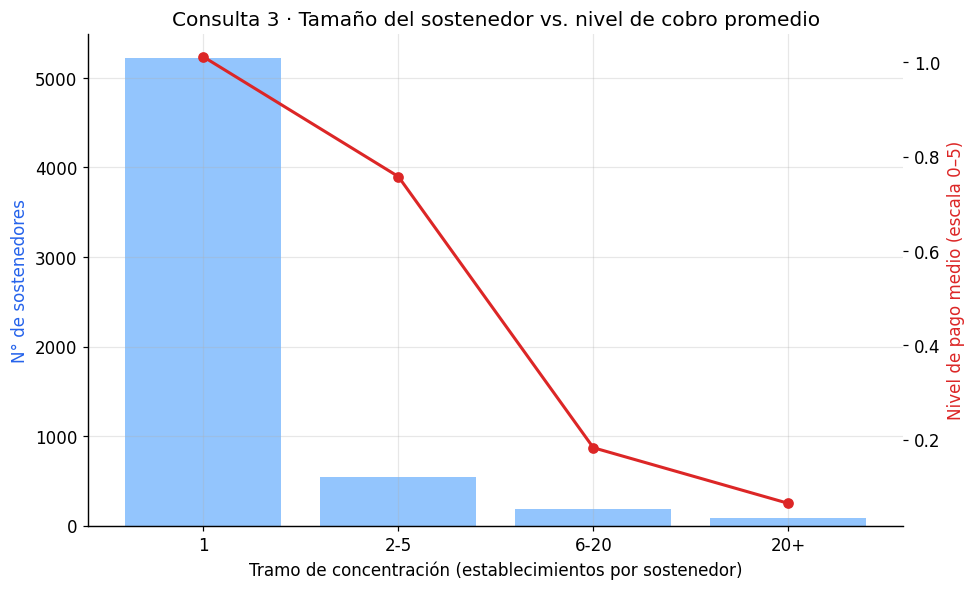
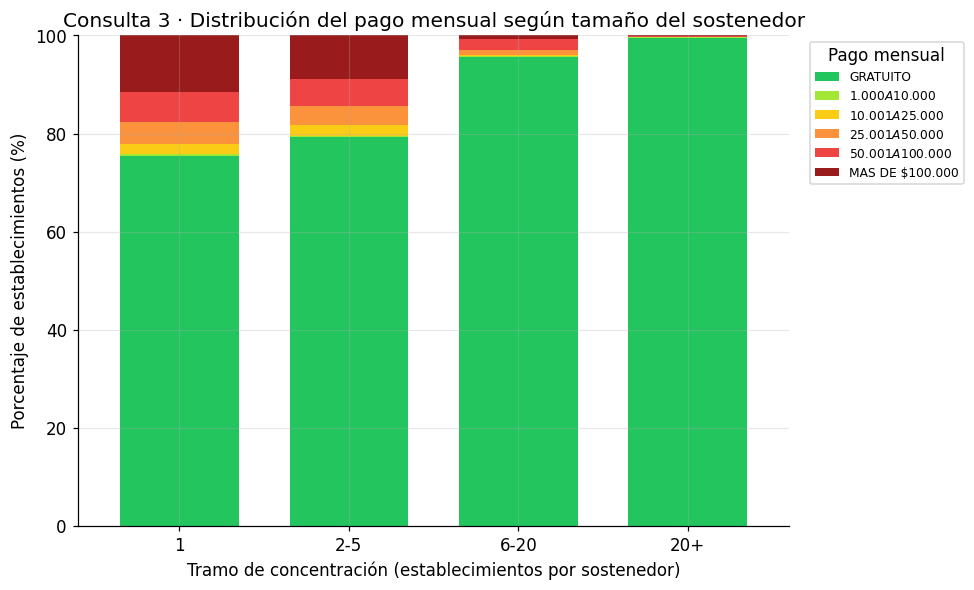
Unified diff of the notebook cell whose output changed from the first chart to the second:
--- before
+++ after
@@ -1,45 +1,53 @@
 Q3 = """
-WITH pago_ord AS (
-    SELECT e.rbd, es.s_rut,
-        CASE e.pago_mensual
-            WHEN 'GRATUITO'           THEN 0
-            WHEN '$1.000 A $10.000'   THEN 1
-            WHEN '$10.001 A $25.000'  THEN 2
-            WHEN '$25.001 A $50.000'  THEN 3
-            WHEN '$50.001 A $100.000' THEN 4
-            WHEN 'MAS DE $100.000'    THEN 5
-            ELSE NULL
-        END AS nivel_pago
+WITH sost AS (
+    SELECT es.s_rut, COUNT(*) AS n_estab
+    FROM establecimiento_sostenedor es
+    GROUP BY es.s_rut
+),
+base AS (
+    SELECT
+        CASE WHEN s.n_estab = 1 THEN '1'
+             WHEN s.n_estab BETWEEN 2 AND 5  THEN '2-5'
+             WHEN s.n_estab BETWEEN 6 AND 20 THEN '6-20'
+             ELSE '20+' END AS tramo_concentracion,
+        e.pago_mensual
     FROM establecimiento e
     JOIN establecimiento_sostenedor es ON es.e_rbd = e.rbd
-),
-sost AS (
-    SELECT s_rut, COUNT(*) AS n_estab, AVG(nivel_pago) AS pago_promedio
-    FROM pago_ord WHERE nivel_pago IS NOT NULL GROUP BY s_rut
+    JOIN sost s ON s.s_rut = es.s_rut
+    WHERE e.pago_mensual IS NOT NULL
+      AND e.pago_mensual <> 'SIN INFORMACION'
 )
-SELECT
-    CASE WHEN n_estab = 1 THEN '1'
-         WHEN n_estab BETWEEN 2 AND 5  THEN '2-5'
-         WHEN n_estab BETWEEN 6 AND 20 THEN '6-20'
-         ELSE '20+' END AS tramo_concentracion,
-    COUNT(*) AS n_sostenedores,
-    ROUND(AVG(pago_promedio), 3) AS pago_ordinal_medio
-FROM sost GROUP BY 1 ORDER BY MIN(n_estab);
+SELECT tramo_concentracion, pago_mensual, COUNT(*) AS n
+FROM base
+GROUP BY tramo_concentracion, pago_mensual;
 """
 df3 = pd.read_sql_query(Q3, conn)
 print(df3.head())
 print('---------------------------------------------------------------------------------------')
-fig, ax1 = plt.subplots(figsize=(9, 5.5))
-x = np.arange(len(df3)); order = ["1","2-5","6-20","20+"]
-df3p = df3.set_index("tramo_concentracion").reindex(order).reset_index()
-ax1.bar(x, df3p["n_sostenedores"], color="#93c5fd", label="N° sostenedores")
-ax1.set_ylabel("N° de sostenedores", color="#2563eb")
-ax1.set_xticks(x); ax1.set_xticklabels(df3p["tramo_concentracion"])
-ax1.set_xlabel("Tramo de concentración (establecimientos por sostenedor)")
-ax2 = ax1.twinx(); ax2.grid(False)
-ax2.plot(x, df3p["pago_ordinal_medio"], "o-", color="#dc2626", lw=2, label="Pago ordinal medio")
-ax2.set_ylabel("Nivel de pago medio (escala 0–5)", color="#dc2626")
-ax1.set_title("Consulta 3 · Tamaño del sostenedor vs. nivel de cobro promedio")
+orden_tramos = ["1", "2-5", "6-20", "20+"]
+orden_pago = ["GRATUITO", "$1.000 A $10.000", "$10.001 A $25.000",
+              "$25.001 A $50.000", "$50.001 A $100.000", "MAS DE $100.000"]
+
+tabla = (df3.pivot(index="tramo_concentracion", columns="pago_mensual", values="n")
+              .reindex(orden_tramos)
+              .reindex(columns=orden_pago)
+              .fillna(0))
+
+prop = tabla.div(tabla.sum(axis=1), axis=0) * 100  # porcentajes por fila
+
+# Paleta secuencial: de verde (gratuito) a rojo oscuro (más caro)
+colores = ["#22c55e", "#a3e635", "#facc15", "#fb923c", "#ef4444", "#991b1b"]
+
+fig, ax = plt.subplots(figsize=(9, 5.5))
+prop.plot(kind="bar", stacked=True, color=colores, ax=ax, width=0.7)
+
+ax.set_ylabel("Porcentaje de establecimientos (%)")
+ax.set_xlabel("Tramo de concentración (establecimientos por sostenedor)")
+ax.set_title("Consulta 3 · Distribución del pago mensual según tamaño del sostenedor")
+ax.set_xticklabels(orden_tramos, rotation=0)
+ax.legend(title="Pago mensual", bbox_to_anchor=(1.02, 1), loc="upper left", fontsize=8)
+ax.set_ylim(0, 100)
+
 plt.tight_layout()
-plt.savefig('graficos/Consulta3.png', dpi = 300)
+plt.savefig('graficos/Consulta3.png', dpi=300, bbox_inches='tight')
 plt.show()

Commit: Correccion consulta 3